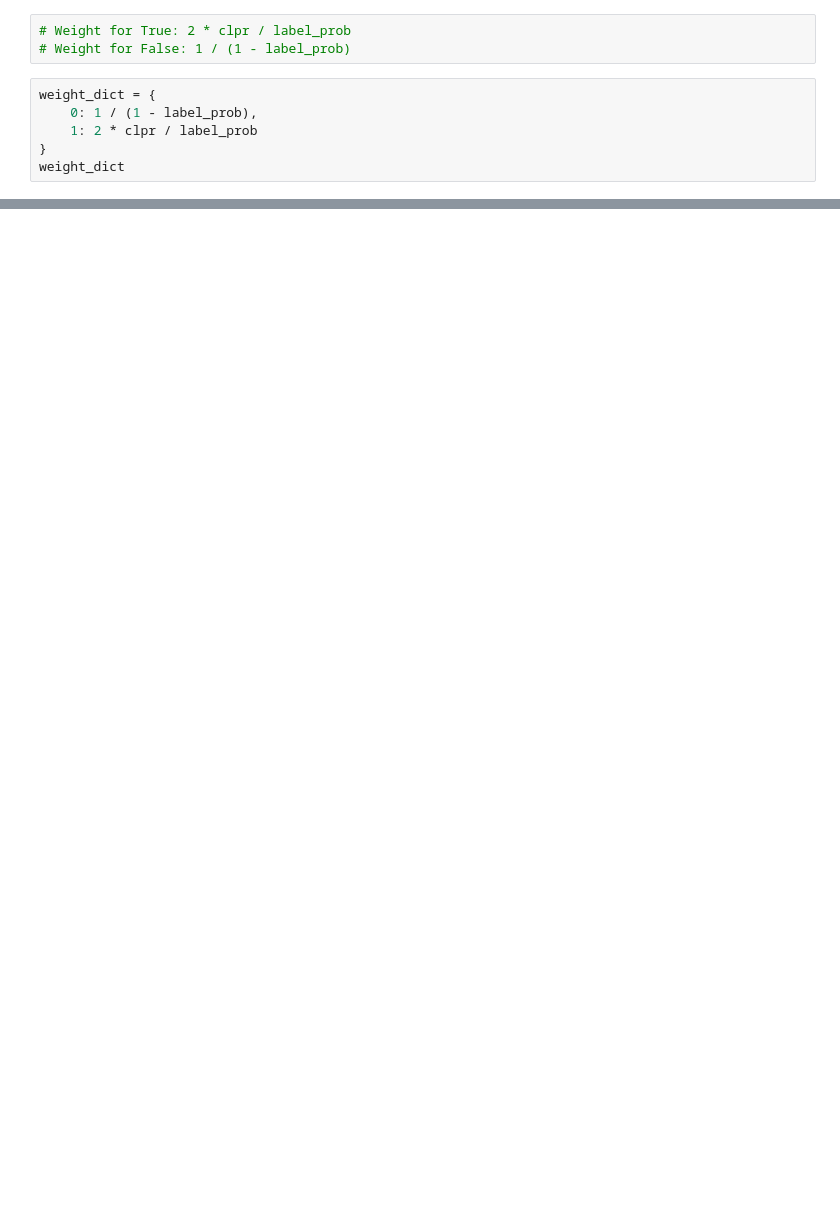
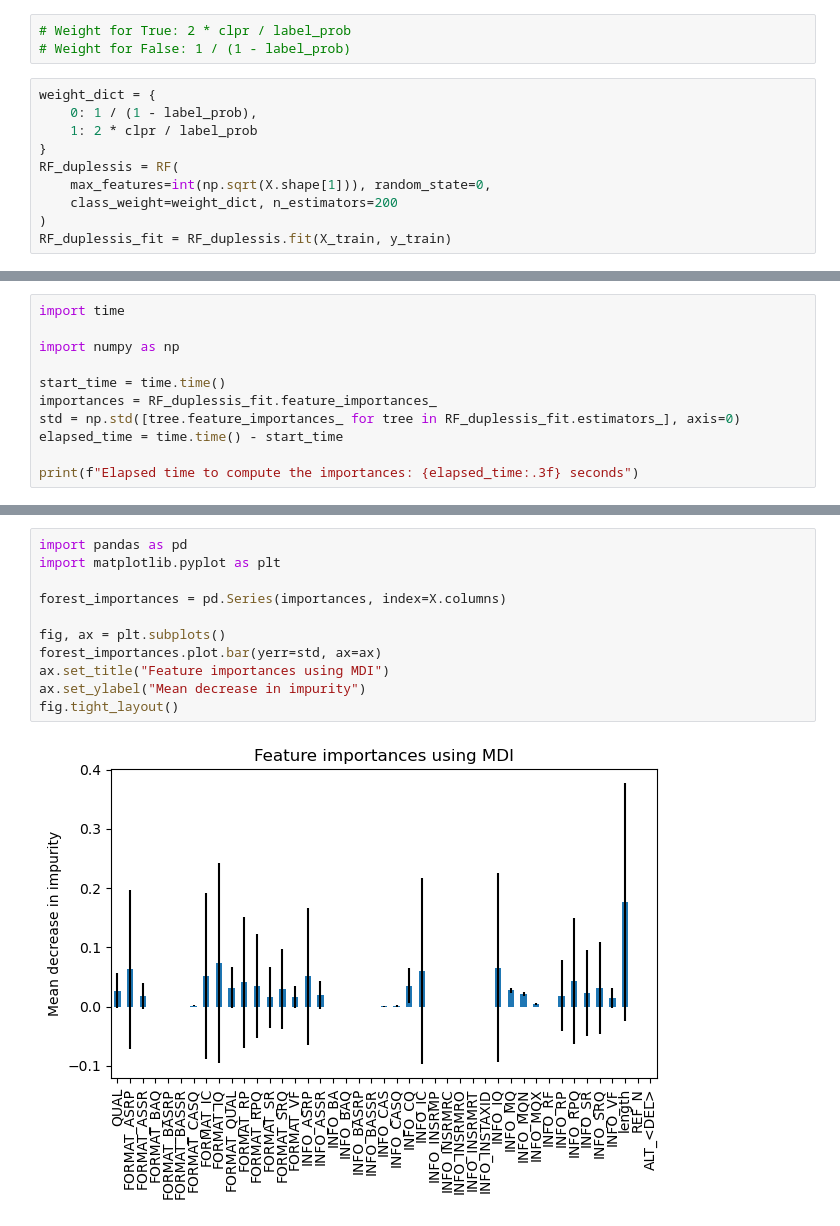
Before and after one commit to Vsshikov/SVEnsemble2, a Jupyter notebook: model/pu_rf.ipynb, the cells around one changed output, grey strips where cells are left out. Drawn from its saved outputs; the diff is of its cells as text; blank space fills up the shorter version.

```diff
--- a/model/pu_rf.ipynb
+++ b/model/pu_rf.ipynb
@@ -61,4 +67,8 @@ weight_dict = {
     0: 1 / (1 - label_prob),
     1: 2 * clpr / label_prob
 }
-weight_dict
+RF_duplessis = RF(
+    max_features=int(np.sqrt(X.shape[1])), random_state=0,
+    class_weight=weight_dict, n_estimators=200
+)
+RF_duplessis_fit = RF_duplessis.fit(X_train, y_train)
@@ -88,0 +79,11 @@ sum(y_pu)
+# %%
+import time
+
+import numpy as np
+
+start_time = time.time()
+importances = RF_duplessis_fit.feature_importances_
+std = np.std([tree.feature_importances_ for tree in RF_duplessis_fit.estimators_], axis=0)
+elapsed_time = time.time() - start_time
+
+print(f"Elapsed time to compute the importances: {elapsed_time:.3f} seconds")
@@ -88,0 +92,13 @@ sum(y_pu)
+# %%
+import pandas as pd
+import matplotlib.pyplot as plt
+
+forest_importances = pd.Series(importances, index=X.columns)
+
+fig, ax = plt.subplots()
+forest_importances.plot.bar(yerr=std, ax=ax)
+ax.set_title("Feature importances using MDI")
+ax.set_ylabel("Mean decrease in impurity")
+fig.tight_layout()
+# %% [output]
+[figure, added]
```
Also changed, not shown: parts of 33 cells of this notebook, 6 other files.
